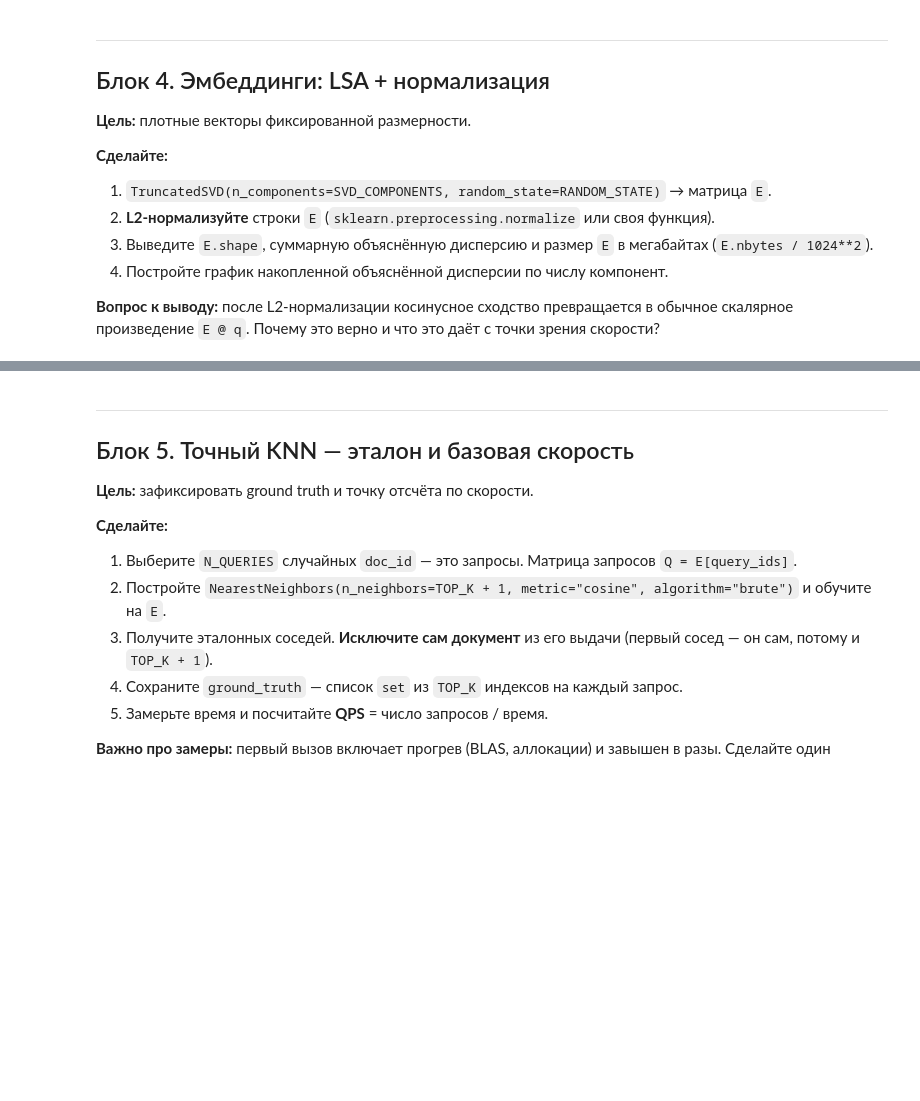
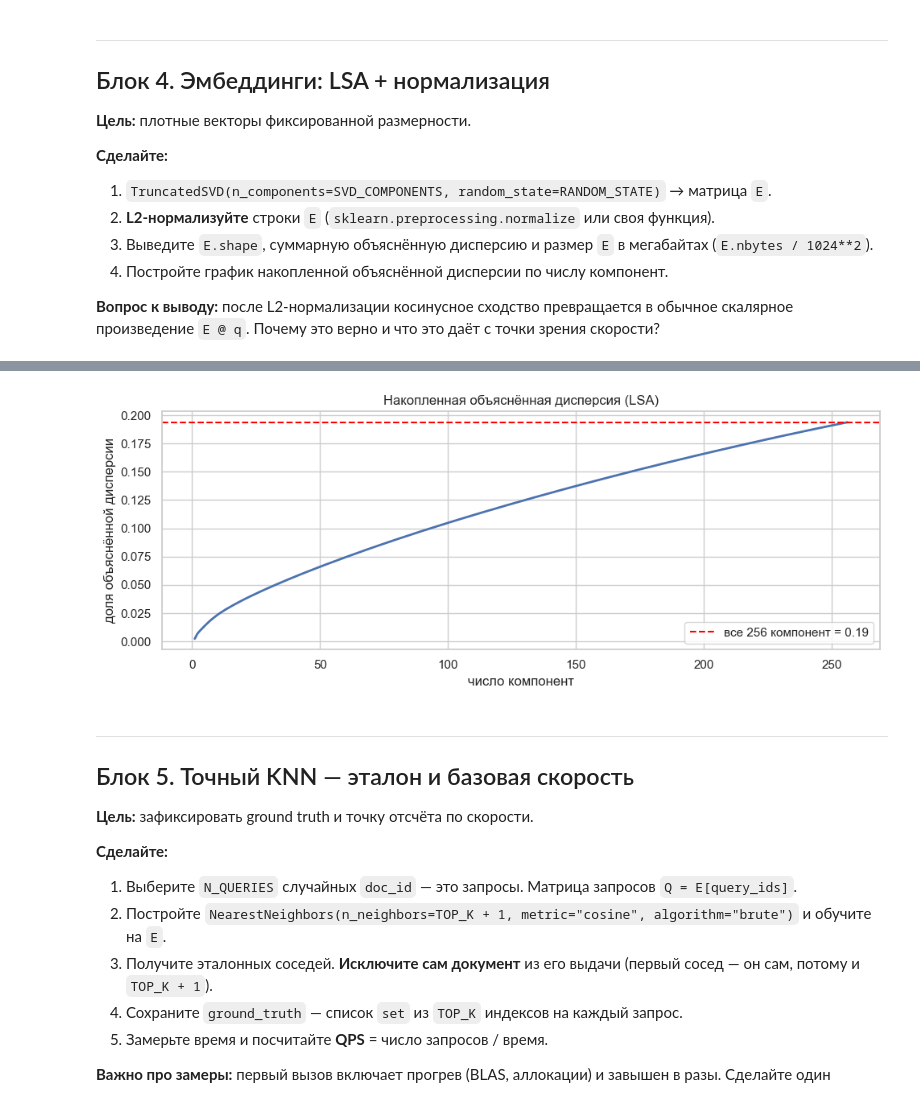
Before and after one commit to KrisTinaShch/practice_knn_lsh, a Jupyter notebook: practice_knn_lsh.ipynb, the cells around one changed output, grey strips where cells are left out. Saved outputs shown, nothing was run; the diff lists cells and outputs as text; code cells hidden in the pictures; blank space fills up the shorter version.

```diff
--- a/practice_knn_lsh.ipynb
+++ b/practice_knn_lsh.ipynb
@@ -326,4 +327,23 @@ for i in top:
 # %%
 # ВАШ КОД — блок 4
 # TruncatedSVD, normalize, shape, explained_variance, график
-raise NotImplementedError("Блок 4")
+svd = TruncatedSVD(
+    n_components=SVD_COMPONENTS,
+    random_state=RANDOM_STATE,
+)
+
+E_raw = svd.fit_transform(X)
+E = normalize(E_raw)
+# %%
+explained = svd.explained_variance_ratio_
+cum = np.cumsum(explained)
+
+print(f"объяснённая дисперсия: {cum[-1]:.3f}  ({cum[-1] * 100:.1f}%)")
+print(f"размер E в памяти: {E.nbytes / 1024**2:.1f} МБ")
+
+norms = np.linalg.norm(E, axis=1)
+print(f"длина строк после normalize: от {norms.min():.6f} до {norms.max():.6f}")
+
+for k in (10, 50, 100, 256):
+    if k <= len(cum):
+        print(f"  первые {k:>3} компонент объясняют {cum[k - 1] * 100:5.1f}%")
@@ -330,3 +358,16 @@ raise NotImplementedError("Блок 4")
+# %%
+plt.figure(figsize=(10, 4))
+plt.plot(np.arange(1, len(cum) + 1), cum, linewidth=2)
+plt.axhline(cum[-1], color="red", linestyle="--",
+            label=f"все {len(cum)} компонент = {cum[-1]:.2f}")
+plt.title("Накопленная объяснённая дисперсия (LSA)")
+plt.xlabel("число компонент")
+plt.ylabel("доля объяснённой дисперсии")
+plt.legend()
+plt.tight_layout()
+plt.show()
+# %% [output]
+[figure, added]
 # %% [markdown]
 ---
 ## Блок 5. Точный KNN — эталон и базовая скорость
```
Also changed, not shown: parts of 2 cells of this notebook.
